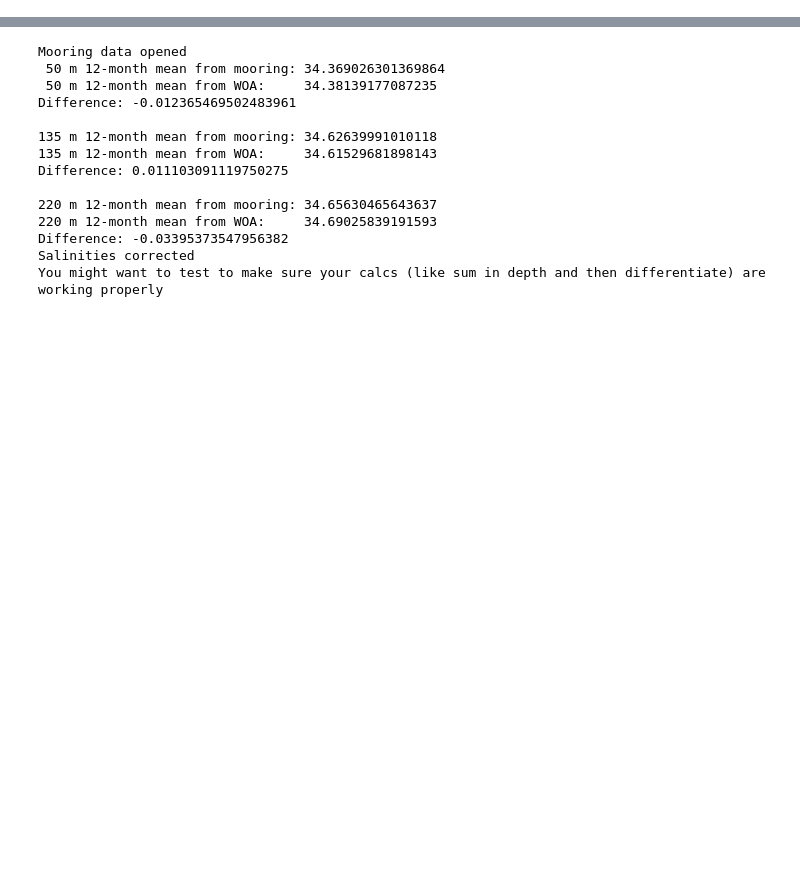
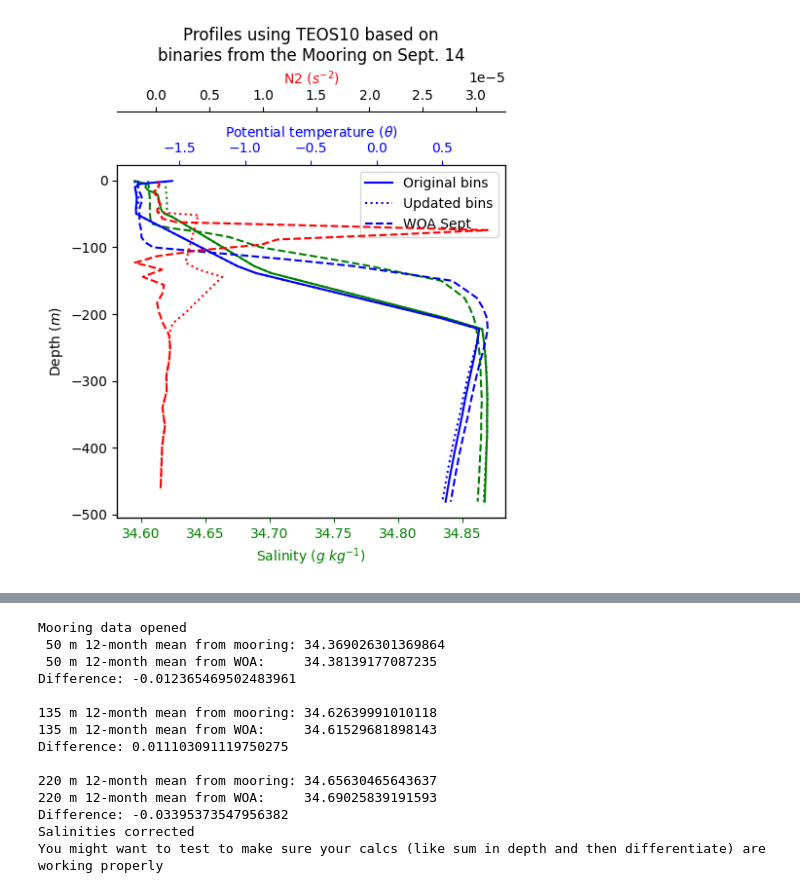
Before and after one commit to rowanjb/model_analyses, a Jupyter notebook: stratification_fluxes.ipynb, the cells around one changed output, grey strips where cells are left out. Drawn from its saved outputs; the diff is of its cells as text; code cells hidden in the pictures; blank space fills up the shorter version.

```diff
--- a/stratification_fluxes.ipynb
+++ b/stratification_fluxes.ipynb
@@ -77,0 +36,90 @@ Minimum N2 (should be positive!): 2.8921455071686857e-07
+# %%
+# Opening mds binaries
+ds = xmitgcm.open_mdsdataset('../MITgcm/so_plumes/mrb_048/', geometry='cartesian', prefix=['S','T'])
+depths = ds['Z'].values
+# %%
+# Open the WOA data
+with open('../filepaths/woa_filepath') as f: dirpath = f.readlines()[0][:-1] # the [0] accesses the first line, and the [:-1] removes the newline tag
+das = xr.open_dataset(dirpath + '/WOA_monthly_'+'s'+'_'+str(2015)+'.nc',decode_times=False)['s_an']
+s_woa = das.isel(time=8).interp(depth=(-1)*depths) # time=2 refers to "summer"
+dat = xr.open_dataset(dirpath + '/WOA_monthly_'+'t'+'_'+str(2015)+'.nc',decode_times=False)['t_an']
+t_woa = dat.isel(time=8).interp(depth=(-1)*depths) # time=2 refers to "summer"
+p = gsw.p_from_z(depths,lat=-69.0005) # Calculating pressure from depth, then getting absolute salinity, and potential temperature
+SA = gsw.SA_from_SP(s_woa,p,lat=-69.0005,lon=-27.0048)           # ...(you should want theta/pt---this is what the model demands!)
+pt = gsw.pt0_from_t(SA,t_woa,p)
+# %%
+# Opening init binaries
+open_bin = lambda f : xmitgcm.utils.read_raw_data('../MITgcm/so_plumes/binaries/'+f, shape=(50,150,150), dtype=np.dtype('>f4') )
+
+# Binary names and plotting dictionaries
+theta = "theta.mooringSept14.50x150x150.500m.bin"
+theta2 = "theta.mooringSept14v2.50x150x150.500m.bin"
+sa = "SA.mooringSept14.50x150x150.500m.bin"
+sa2 = "SA.mooringSept14v2.50x150x150.500m.bin"
+
+#== Plotting ==#
+fig, ax = plt.subplots(figsize=(5,6))
+ax.set_ylabel('Depth ($m$)')
+
+# Salinity
+ax.set_xlabel('Salinity ($g$ $kg^{-1}$)')
+ax.plot(open_bin(sa)[:,75,75],depths,c='g',label='Original bins')
+ax.plot(open_bin(sa2)[:,75,75],depths,c='g',ls=':',label='Updated bins')
+ax.plot(SA,depths,c='g',ls='--',label='WOA Sept')
+#ax.plot(ds['S'].isel(time=0,XC=75,YC=75).data,depths,c='g',ls=':',lw=3)
+#ax.plot(ds['S'].isel(XC=75,YC=75).sel(time=np.timedelta64(int(4*3600*1e9),'ns')).data,depths,c='g',ls='--',lw=3)
+#ax.plot(ds['S'].isel(XC=75,YC=75).sel(time=np.timedelta64(int(1*3600*1e9),'ns')).data,depths,c='g',ls='--',lw=1)
+ax.xaxis.label.set_color('g')
+ax.tick_params(axis='x', colors='g')
+
+# Temperature
+ax2 = ax.twiny()
+ax2.set_xlabel(r'Potential temperature ($\theta$)')
+ax2.plot(open_bin(theta)[:,75,75],depths,c='b',label='Original bins')
+ax2.plot(open_bin(theta2)[:,75,75],depths,c='b',ls=':',label='Updated bins')
+ax2.plot(pt,depths,c='b',ls='--',label='WOA Sept')
+#ax2.plot(ds['T'].isel(time=0,XC=75,YC=75).data,depths,c='b',ls=':',lw=3)
+#ax2.plot(ds['T'].isel(XC=75,YC=75).sel(time=np.timedelta64(int(4*3600*1e9),'ns')).data,depths,c='b',ls='--',lw=3)
+#ax2.plot(ds['T'].isel(XC=75,YC=75).sel(time=np.timedelta64(int(1*3600*1e9),'ns')).data,depths,c='b',ls='--',lw=1)
+ax2.xaxis.label.set_color('b')
+ax2.tick_params(axis='x', colors='b')
+
+plt.legend()
+
+# Potential density OR N**2 (dealer's choice)
+ax3 = ax.twiny()
+ax3.spines.top.set_position(("axes", 1.15))
+ax3.set_xlabel('N2 ($s^{-2}$)')#Potential density ($kg$ $m^{-3}$)')
+#############################################
+sa_profile = open_bin(sa)[:,75,75]
+theta_profile = open_bin(theta)[:,75,75]
+ct_profile = gsw.CT_from_pt(sa_profile,theta_profile)
+N2, p_mid = gsw.Nsquared(sa_profile,ct_profile,gsw.p_from_z(depths,-69.0005),-69.0005)
+ax3.plot(N2,gsw.z_from_p(p_mid,-69.0005),c='r',label='Original bins')
+#############################################
+sa_profile = open_bin(sa2)[:,75,75]
+theta_profile = open_bin(theta2)[:,75,75]
+ct_profile = gsw.CT_from_pt(sa_profile,theta_profile)
+N2, p_mid = gsw.Nsquared(sa_profile,ct_profile,gsw.p_from_z(depths,-69.0005),-69.0005)
+ax3.plot(N2,gsw.z_from_p(p_mid,-69.0005),c='r',ls=':',label='Updated bins')
+#############################################
+sa_profile = SA
+theta_profile = pt
+ct_profile = gsw.CT_from_pt(sa_profile,theta_profile)
+N2, p_mid = gsw.Nsquared(sa_profile,ct_profile,gsw.p_from_z(depths,-69.0005),-69.0005)
+ax3.plot(N2,gsw.z_from_p(p_mid,-69.0005),c='r',ls='--',label='WOA Sept')
+#############################################
+
+#sa_profile_model = ds['S'].isel(XC=75,YC=75).sel(time=np.timedelta64(int(1*3600*1e9),'ns')).to_numpy()
+#theta_profile_model = ds['T'].isel(XC=75,YC=75).sel(time=np.timedelta64(int(1*3600*1e9),'ns')).to_numpy()
+#ct_profile_model = gsw.CT_from_pt(sa_profile_model,theta_profile_model)
+#N2_model, p_mid_model = gsw.Nsquared(sa_profile_model,ct_profile_model,gsw.p_from_z(depths,-69.0005),-69.0005)
+#ax3.plot(N2_model,gsw.z_from_p(p_mid_model,-69.0005),c='r',ls='--',lw=1)
+#############################################
+print("Minimum N2 (should be positive!): "+str(min(N2)))
+ax3.xaxis.label.set_color('r')
+ax3.tick_params(axis='x', colors='k')
+
+plt.title('Profiles using TEOS10 based on\nbinaries from the Mooring on Sept. 14')
+plt.tight_layout()
+# %% [output]
@@ -78,3 +127,4 @@ Minimum N2 (should be positive!): 2.8921455071686857e-07
+[figure, added]
 # %% [markdown]
 ## Fluxes of stratification
 
```
Also changed, not shown: parts of 20 cells of this notebook, 4 other files.
